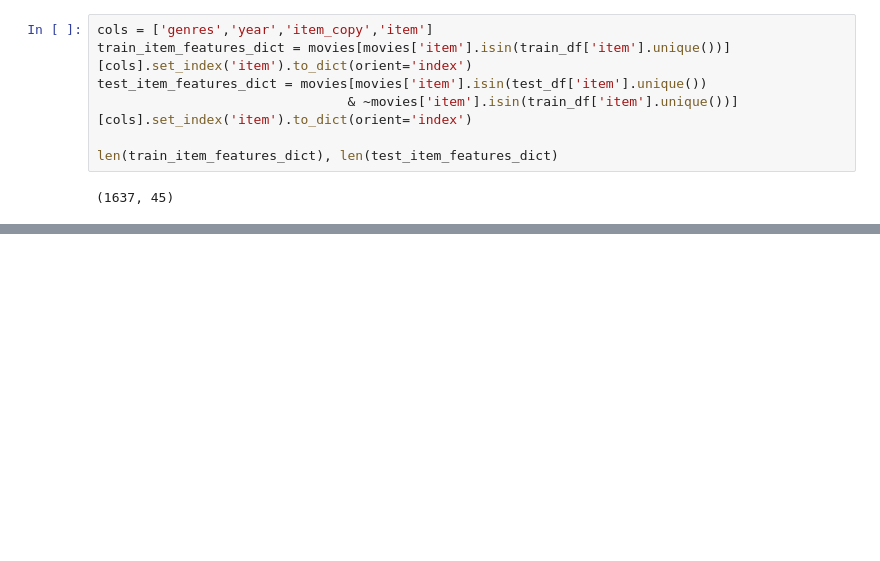
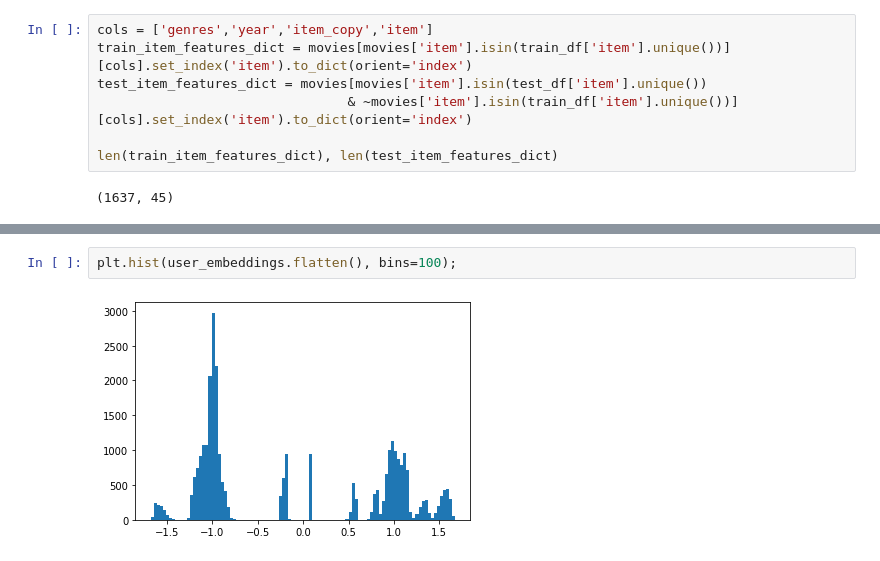
Before and after one commit to dpalbrecht/pyrecs, a Jupyter notebook: examples/MovieLens100K_LightFM.ipynb, the cells around one changed output, grey strips where cells are left out. Cells and saved outputs as stored; diff of their text form; blank space fills up the shorter version.

```diff
--- a/examples/MovieLens100K_LightFM.ipynb
+++ b/examples/MovieLens100K_LightFM.ipynb
@@ -205,0 +204,4 @@ lfm.train_evaluations, lfm.test_evaluations
+# %%
+plt.hist(user_embeddings.flatten(), bins=100);
+# %% [output]
+[figure, added]
```
Also changed, not shown: parts of 8 cells of this notebook, 3 other files.
